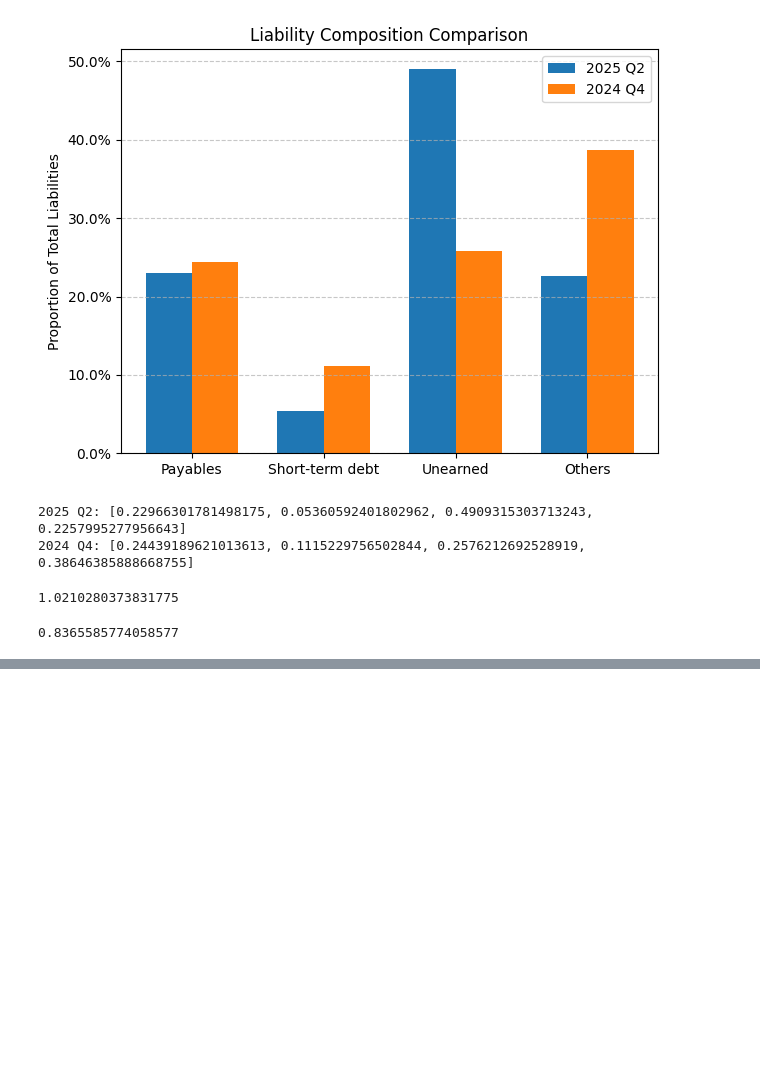
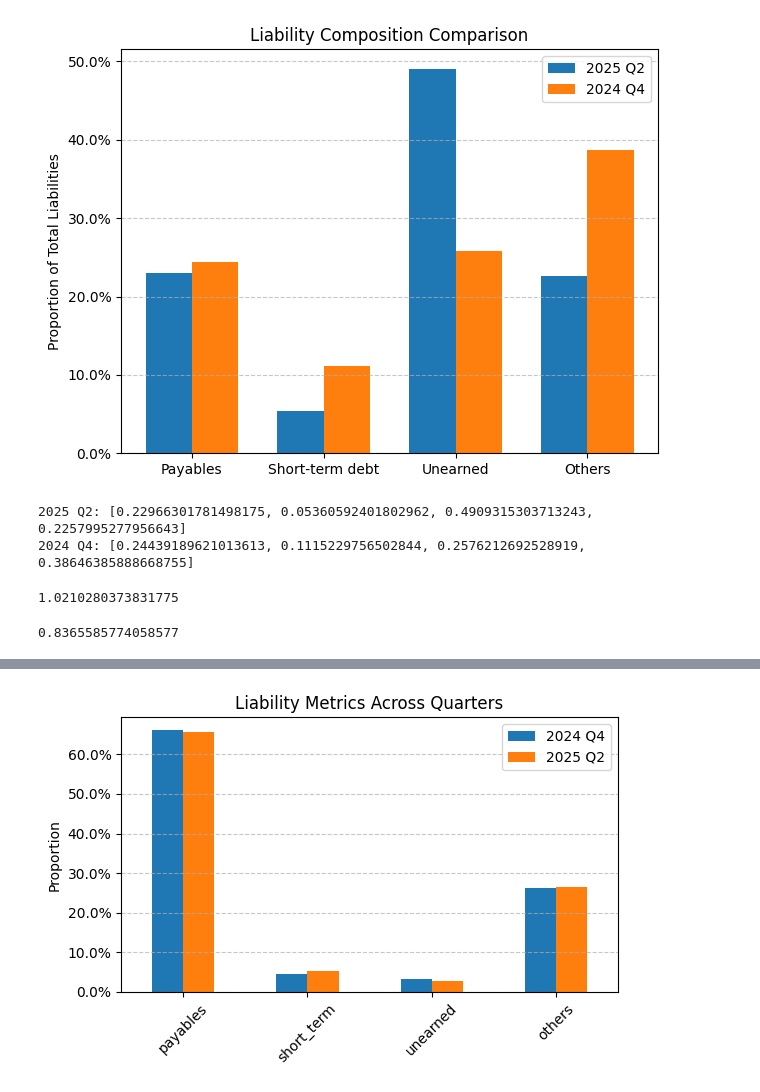
Before and after one commit to seafoodfry/quant, a Jupyter notebook: notebooks/comparing-fundamentals.ipynb, the cells around one changed output, grey strips where cells are left out. Drawn from its saved outputs; the diff is of its cells as text; code cells hidden in the pictures; blank space fills up the shorter version.

```diff
--- a/notebooks/comparing-fundamentals.ipynb
+++ b/notebooks/comparing-fundamentals.ipynb
@@ -60,15 +69,17 @@ unh_24q4_curr_assets = Assets(
 )
 # %%
 unh_25q2_curr_liabilities = Liabilities(
+    date = date(2025, 6, 30),
     payables = 38_427 + 34_330, # Medical + accounts payable
-    short = 5_698,
+    short_term = 5_698,
     unearned = 3_032,
     others = 29_294,
 )
 
 unh_24q4_curr_liabilities = Liabilities(
+    date = date(2024, 12, 31),
     payables = 34_224 + 34_337, # Medical + accounts payable
-    short = 4_545,
+    short_term = 4_545,
     unearned = 3_317,
     others = 27_346,
 )
@@ -224,0 +302,8 @@ bkng_24q4_curr_assets.total_receivables() / bkng_24q4_curr_liabilities.payables
+# %%
+plot_metrics_comparison(
+    liabilities_df,
+    ['payables', 'short_term', 'unearned', 'others'],
+    'Liability Metrics Across Quarters'
+)
+# %% [output]
+[figure, added]
```
Also changed, not shown: parts of 8 cells of this notebook.
